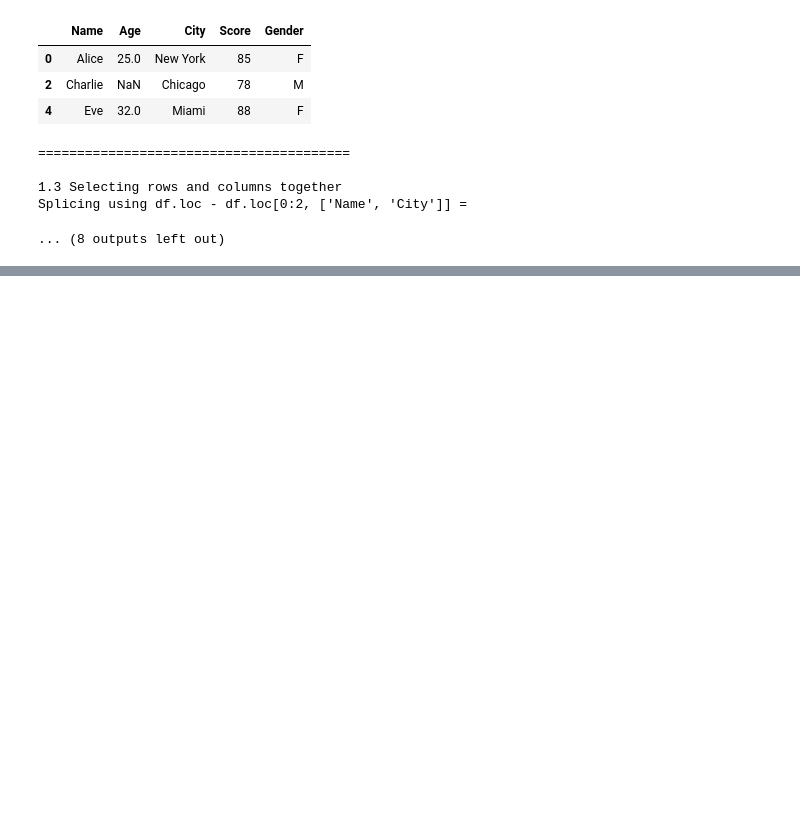
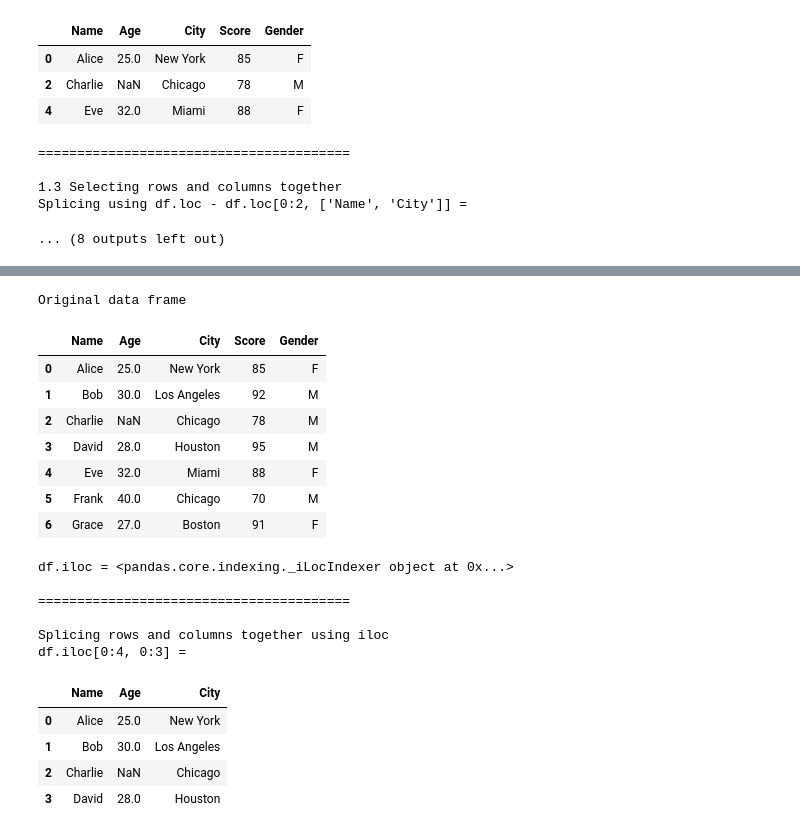
Before and after one commit to venkatbabukr/AllProjects, a Jupyter notebook: Scaler/Modules/Pandas_Buzz_Terms,_Nuances.ipynb, the cells around one changed output, grey strips where cells are left out. Cells and saved outputs as stored; diff of their text form; code cells hidden in the pictures; blank space fills up the shorter version.

```diff
--- a/Scaler/Modules/Pandas_Buzz_Terms,_Nuances.ipynb
+++ b/Scaler/Modules/Pandas_Buzz_Terms,_Nuances.ipynb
@@ -737,0 +736,43 @@ dtype: object
+# %%
+import pandas as pd
+import numpy as np
+
+data = {
+    'Name': ['Alice', 'Bob', 'Charlie', 'David', 'Eve', 'Frank', 'Grace'],
+    'Age': [25, 30, np.nan, 28, 32, 40, 27],
+    'City': ['New York', 'Los Angeles', 'Chicago', 'Houston', 'Miami', 'Chicago', 'Boston'],
+    'Score': [85, 92, 78, 95, 88, 70, 91],
+    'Gender': ['F', 'M', 'M', 'M', 'F', 'M', 'F']
+}
+print("Original data frame")
+df = pd.DataFrame(data)
+display(df)
+print(f"df.iloc = {df.iloc}")
+print("\n" + "="*40 + "\n")
+
+print(f"""Splicing rows and columns together using iloc
+df.iloc[0:4, 0:3] =
+""")
+display(df.iloc[0:4, 0:3])
+# print("\n" + "-"*40 + "\n")
+# %% [output]
+Original data frame
+|  | Name | Age | City | Score | Gender |
+| 0 | Alice | 25.0 | New York | 85 | F |
+| 1 | Bob | 30.0 | Los Angeles | 92 | M |
+| 2 | Charlie | NaN | Chicago | 78 | M |
+| 3 | David | 28.0 | Houston | 95 | M |
+| 4 | Eve | 32.0 | Miami | 88 | F |
+| 5 | Frank | 40.0 | Chicago | 70 | M |
+| 6 | Grace | 27.0 | Boston | 91 | F |
+df.iloc = <pandas.core.indexing._iLocIndexer object at 0x...>
+
+========================================
+
+Splicing rows and columns together using iloc
+df.iloc[0:4, 0:3] =
+|  | Name | Age | City |
+| 0 | Alice | 25.0 | New York |
+| 1 | Bob | 30.0 | Los Angeles |
+| 2 | Charlie | NaN | Chicago |
+| 3 | David | 28.0 | Houston |
```
Also changed, not shown: parts of 18 cells of this notebook.
